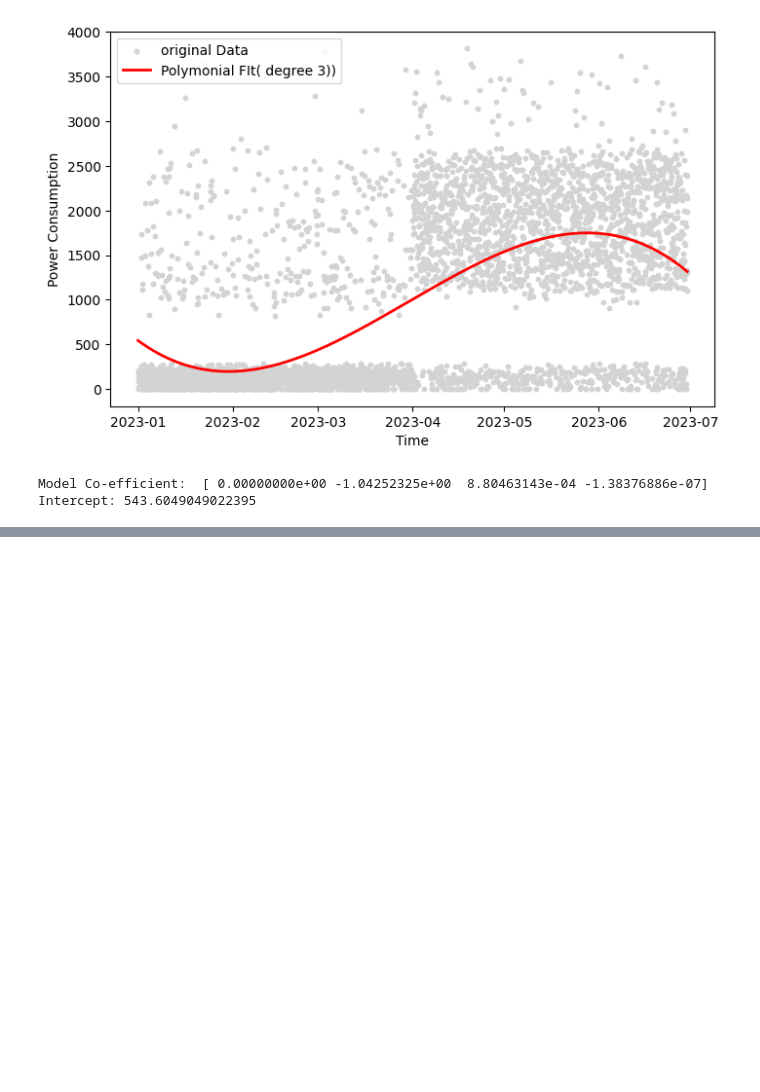
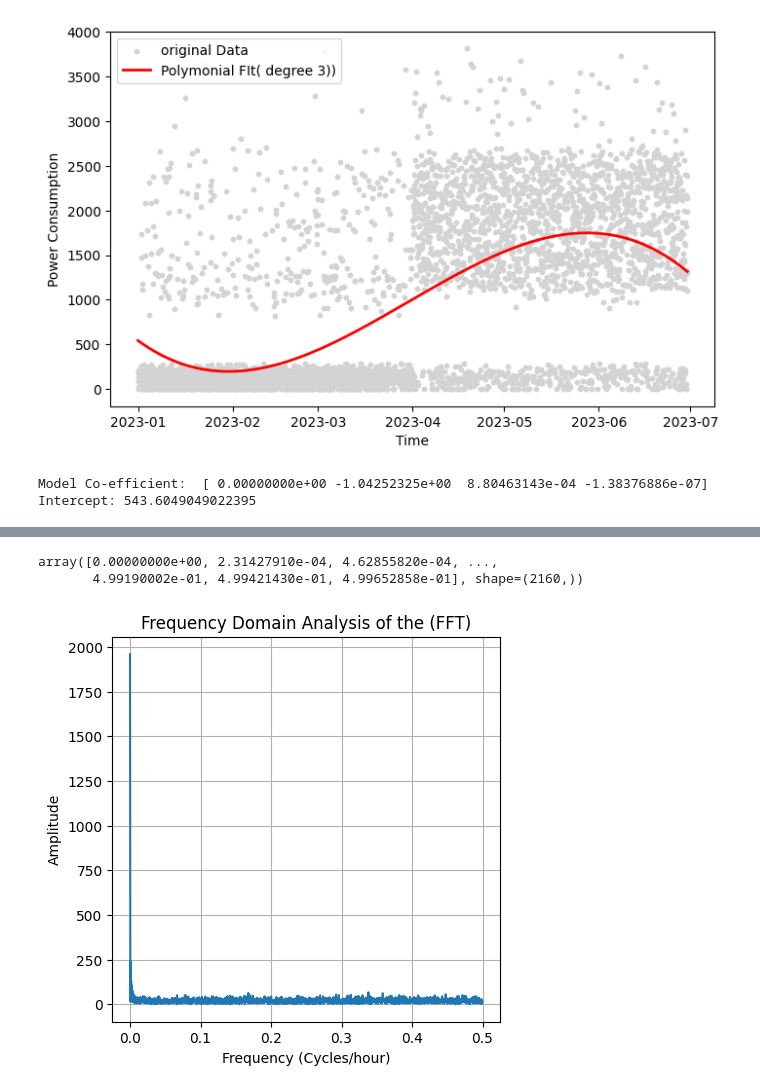
Before and after one commit to mailech/SmartEnergy-Consumption, a Jupyter notebook: jupyter_notebooks/Pre-Processing.ipynb, the cells around one changed output, grey strips where cells are left out. Saved outputs shown, nothing was run; the diff lists cells and outputs as text; code cells hidden in the pictures; blank space fills up the shorter version.

```diff
--- a/jupyter_notebooks/Pre-Processing.ipynb
+++ b/jupyter_notebooks/Pre-Processing.ipynb
@@ -223,0 +266,25 @@ Intercept: 543.6049049022395
+# %%
+y = df_clean['total_power'].values
+n = len(y)
+t = 1.0/24.0
+
+yf = fft(y)
+xf = fftfreq(n,1)
+
+xf_pos = xf[:N//2]
+yf_pos = 2.0/N * np.abs(yf[0:N//2])
+
+yf_pos
+xf_pos
+# %% [output]
+array([0.00000000e+00, 2.31427910e-04, 4.62855820e-04, ...,
+       4.99190002e-01, 4.99421430e-01, 4.99652858e-01], shape=(2160,))
+# %%
+plt.figure(figsize=(5,5))
+plt.plot(xf_pos,yf_pos)
+plt.title("Frequency Domain Analysis of the (FFT)")
+plt.xlabel("Frequency (Cycles/hour)")
+plt.ylabel('Amplitude')
+plt.grid(True)
+# %% [output]
+[figure, added]
```
Also changed, not shown: parts of 4 cells of this notebook, 1 other file.
